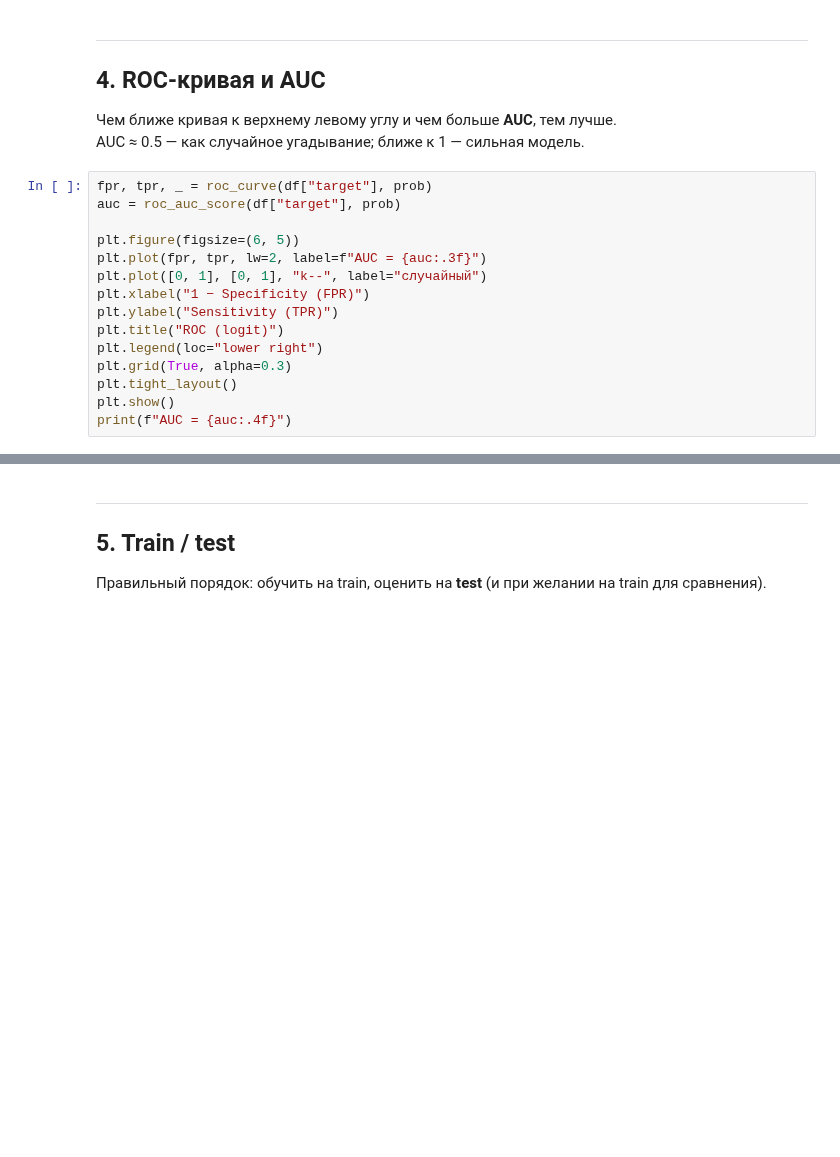
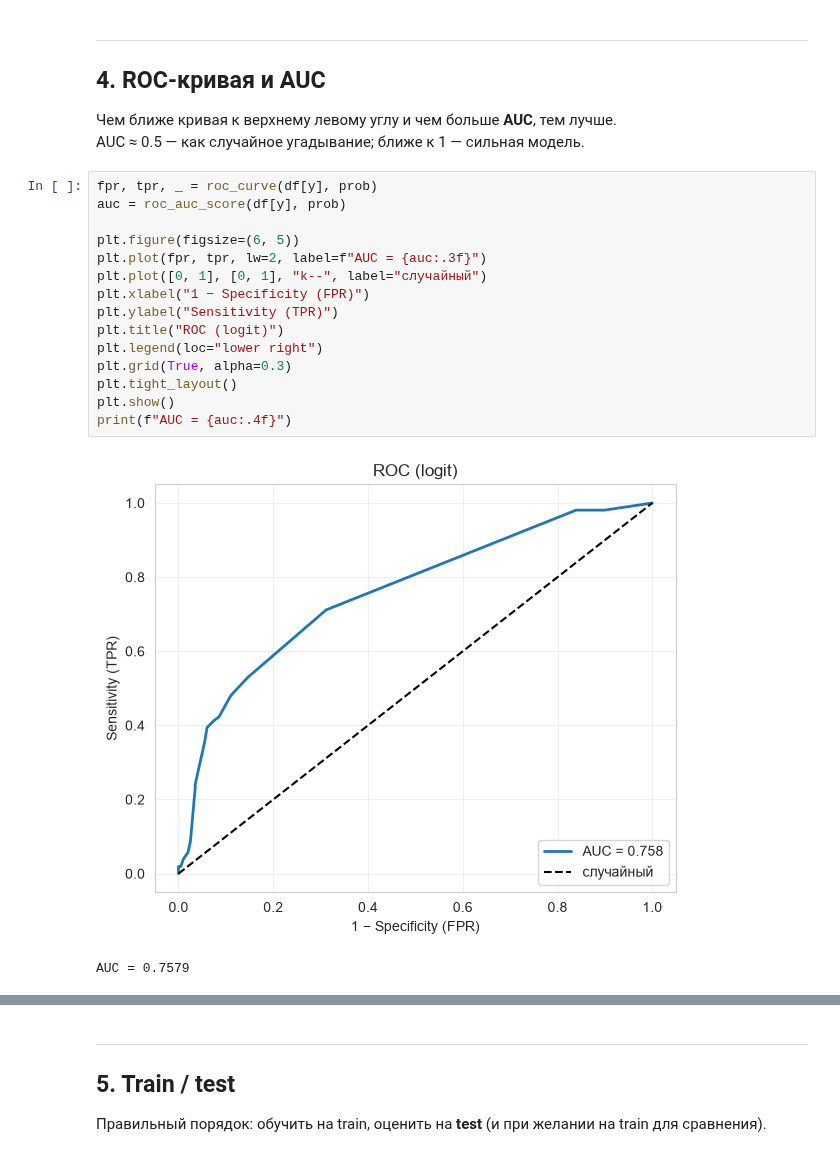
Before and after one commit to Qweeckusha/big_data_vvsu, a Jupyter notebook: practices/lab9/Task_09_Logistic_Regression_Python.ipynb, the cells around one changed output, grey strips where cells are left out. Saved outputs shown, nothing was run; the diff lists cells and outputs as text; blank space fills up the shorter version.

```diff
--- a/practices/lab9/Task_09_Logistic_Regression_Python.ipynb
+++ b/practices/lab9/Task_09_Logistic_Regression_Python.ipynb
@@ -113,17 +237,20 @@ plt.show()
 Чем ближе кривая к верхнему левому углу и чем больше **AUC**, тем лучше.
 AUC ≈ 0.5 — как случайное угадывание; ближе к 1 — сильная модель.
 # %%
-fpr, tpr, _ = roc_curve(df["target"], prob)
-auc = roc_auc_score(df["target"], prob)
+fpr, tpr, _ = roc_curve(df[y], prob)
+auc = roc_auc_score(df[y], prob)
 
 plt.figure(figsize=(6, 5))
 plt.plot(fpr, tpr, lw=2, label=f"AUC = {auc:.3f}")
 plt.plot([0, 1], [0, 1], "k--", label="случайный")
 plt.xlabel("1 − Specificity (FPR)")
 plt.ylabel("Sensitivity (TPR)")
 plt.title("ROC (logit)")
 plt.legend(loc="lower right")
 plt.grid(True, alpha=0.3)
 plt.tight_layout()
 plt.show()
 print(f"AUC = {auc:.4f}")
+# %% [output]
+[figure, added]
+AUC = 0.7579
```
Also changed, not shown: parts of 21 cells of this notebook.
